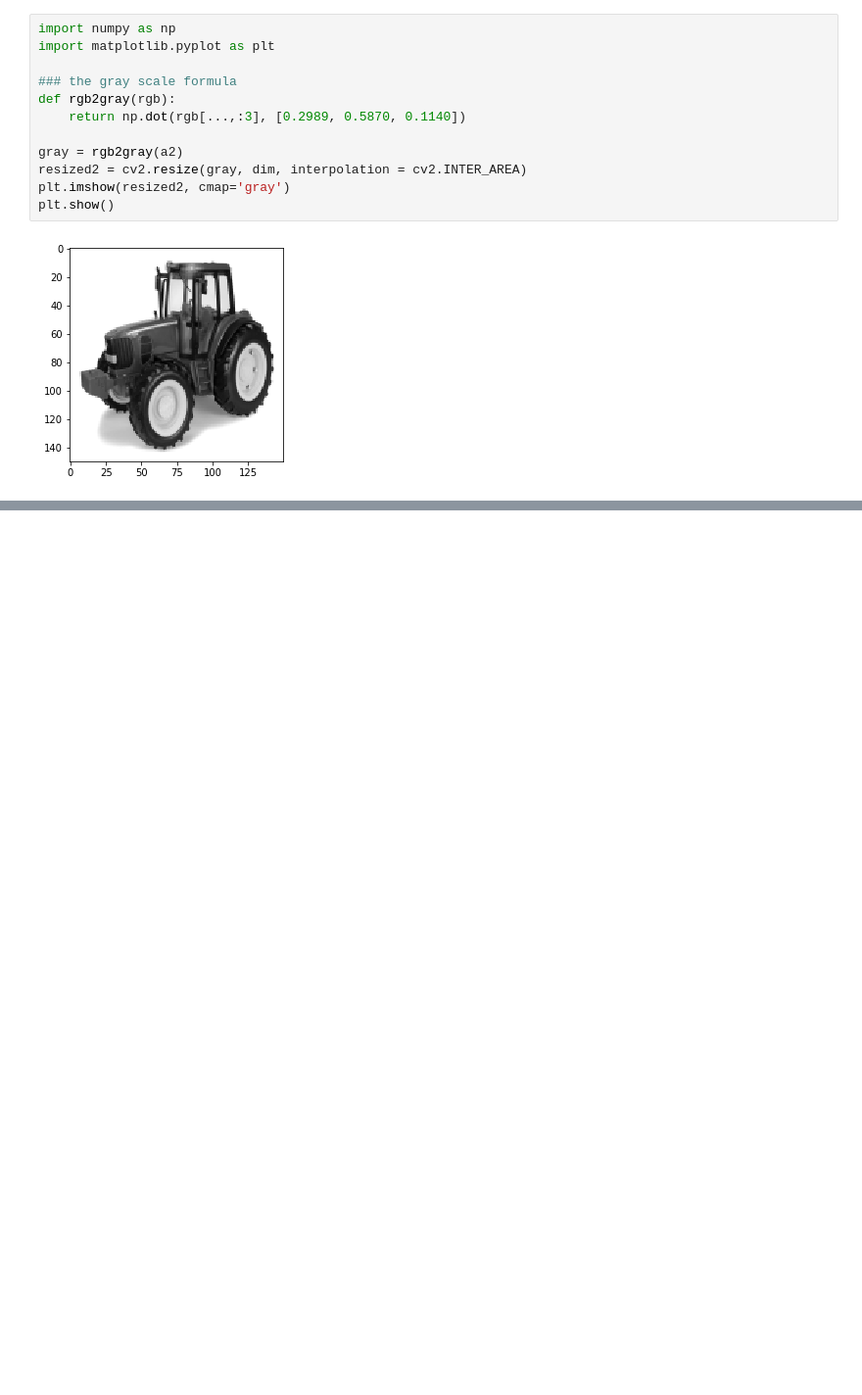
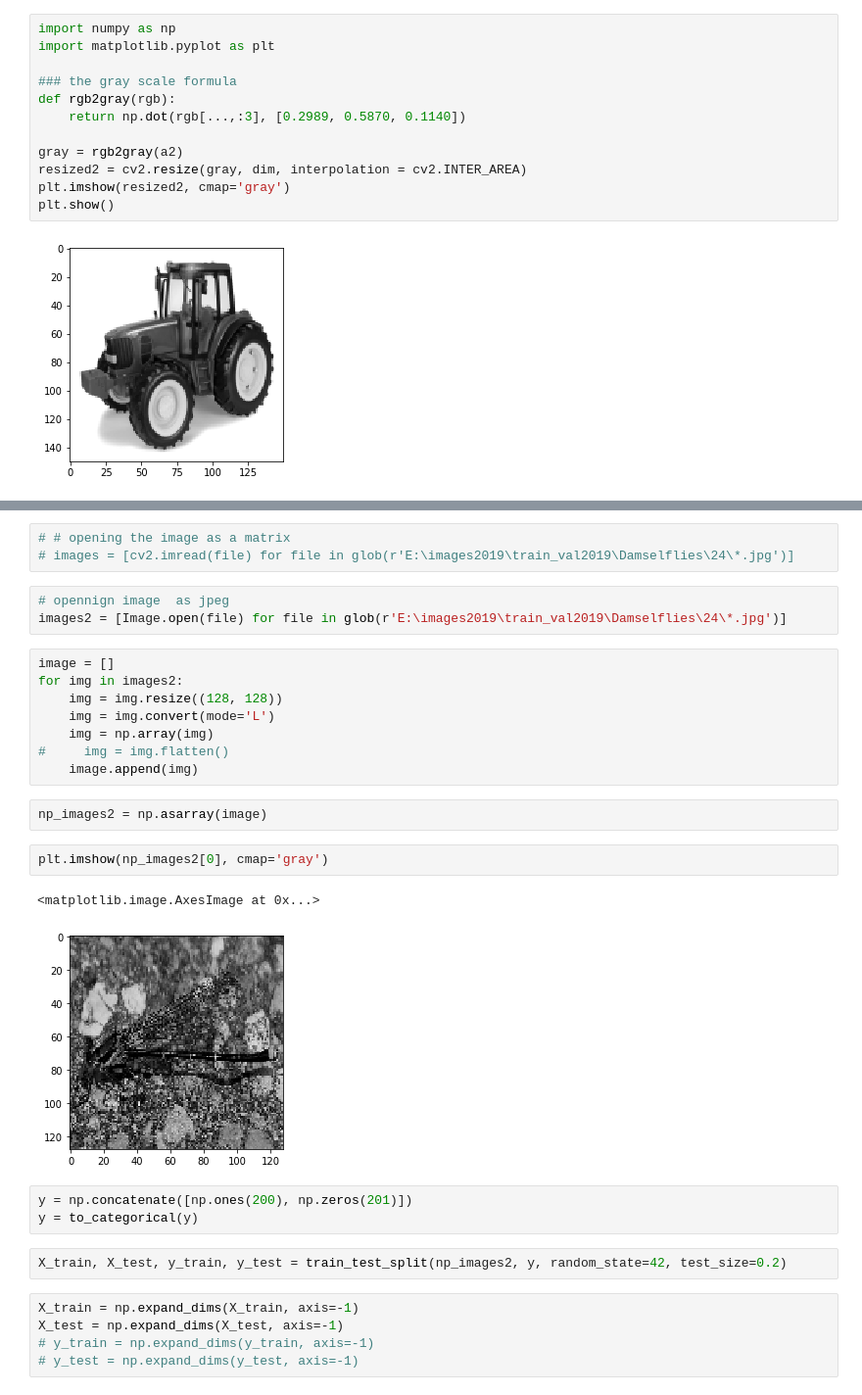
Before and after one commit to Gal-Gilor/The_Linnaeus_Bot, a Jupyter notebook: image_manipulation_playground.ipynb, the cells around one changed output, grey strips where cells are left out. Shown at 98% size. Saved outputs shown, nothing was run; the diff lists cells and outputs as text; blank space fills up the shorter version.

```diff
--- a/image_manipulation_playground.ipynb
+++ b/image_manipulation_playground.ipynb
@@ -232,0 +240,31 @@ plt.show()
+# %%
+# # opening the image as a matrix
+# images = [cv2.imread(file) for file in glob(r'E:\images2019\train_val2019\Damselflies\24\*.jpg')]
+# %%
+# opennign image  as jpeg
+images2 = [Image.open(file) for file in glob(r'E:\images2019\train_val2019\Damselflies\24\*.jpg')]
+# %%
+image = []
+for img in images2:
+    img = img.resize((128, 128))
+    img = img.convert(mode='L')
+    img = np.array(img)
+#     img = img.flatten()
+    image.append(img)
+# %%
+np_images2 = np.asarray(image)
+# %%
+plt.imshow(np_images2[0], cmap='gray')
+# %% [output]
+<matplotlib.image.AxesImage at 0x...>
+[figure, added]
+# %%
+y = np.concatenate([np.ones(200), np.zeros(201)])
+y = to_categorical(y)
+# %%
+X_train, X_test, y_train, y_test = train_test_split(np_images2, y, random_state=42, test_size=0.2)
+# %%
+X_train = np.expand_dims(X_train, axis=-1)
+X_test = np.expand_dims(X_test, axis=-1)
+# y_train = np.expand_dims(y_train, axis=-1)
+# y_test = np.expand_dims(y_test, axis=-1)
```
Also changed, not shown: parts of 32 cells of this notebook.
